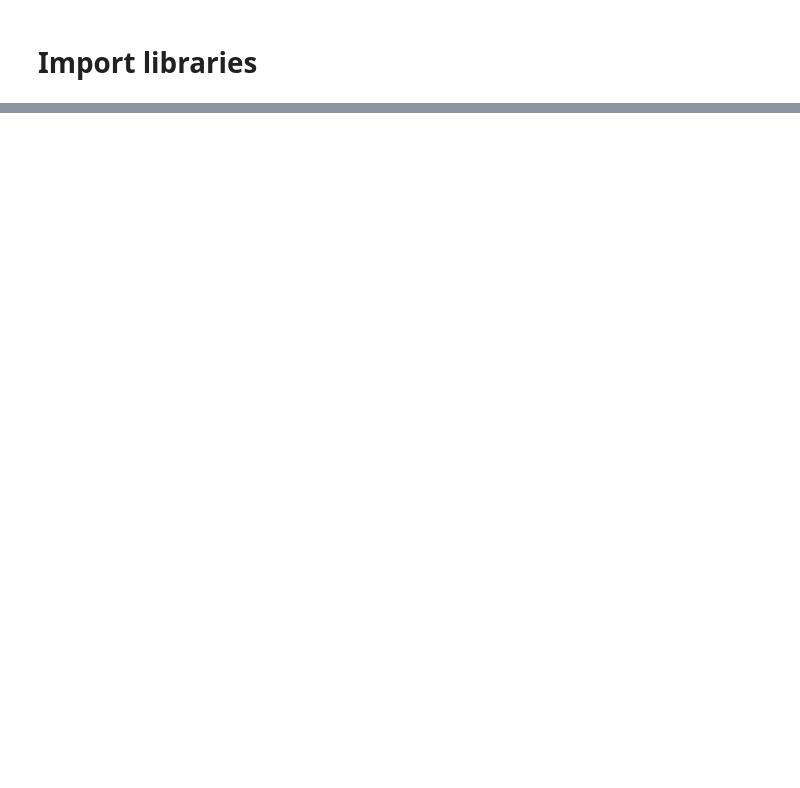
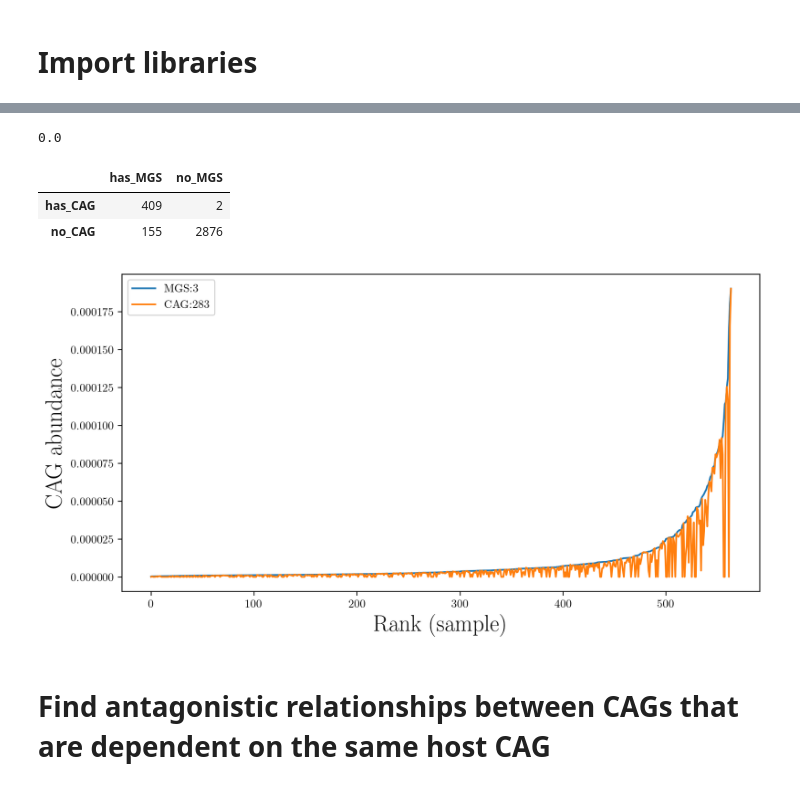
Before and after one commit to danielchang2002/MAGIC, a Jupyter notebook: src/CAG.ipynb, the cells around one changed output, grey strips where cells are left out. Saved outputs shown, nothing was run; the diff lists cells and outputs as text; code cells hidden in the pictures; blank space fills up the shorter version.

```diff
--- a/src/CAG.ipynb
+++ b/src/CAG.ipynb
@@ -75,0 +291,43 @@ Text(0, 0.5, '\\# of genes in CAG (log10)')
+# %%
+curr_MGS = "CAG00003"
+curr_CAG = "CAG00283"
+# %%
+has_MGS = CAG.loc[curr_MGS] > 0
+has_CAG = CAG.loc[curr_CAG] > 0
+
+table = pd.DataFrame(
+    [
+        [(has_MGS & has_CAG).sum(), (~has_MGS & has_CAG).sum()],
+        [(has_MGS & ~has_CAG).sum(), (~has_MGS & ~has_CAG).sum()]
+    ],
+#     [
+#         [100, 0],
+#         [0, 100],
+#     ],
+    columns=["has_MGS", "no_MGS"],
+    index=["has_CAG", "no_CAG"]
+)
+
+print(fisher_exact(table, "greater").pvalue)
+# %% [output]
+0.0
+# %%
+table
+# %% [output]
+|  | has_MGS | no_MGS |
+| has_CAG | 409 | 2 |
+| no_CAG | 155 | 2876 |
+# %%
+df = CAG.loc[[curr_MGS, curr_CAG]].T.sort_values(curr_MGS)
+# %%
+plt.figure(figsize=(10, 5), dpi=200)
+plt.plot(df[df[curr_MGS] > 0][curr_MGS].values, label="MGS:3")
+plt.plot(df[df[curr_MGS] > 0][curr_CAG].values, label="CAG:283")
+plt.xlabel("Rank (sample)", fontsize=20)
+plt.ylabel("CAG abundance", fontsize=20)
+plt.legend()
+plt.show()
+# %% [output]
+[figure, added]
+# %% [markdown]
+# Find antagonistic relationships between CAGs that are dependent on the same host CAG
```
Also changed, not shown: parts of 29 cells of this notebook, 11 other files.
